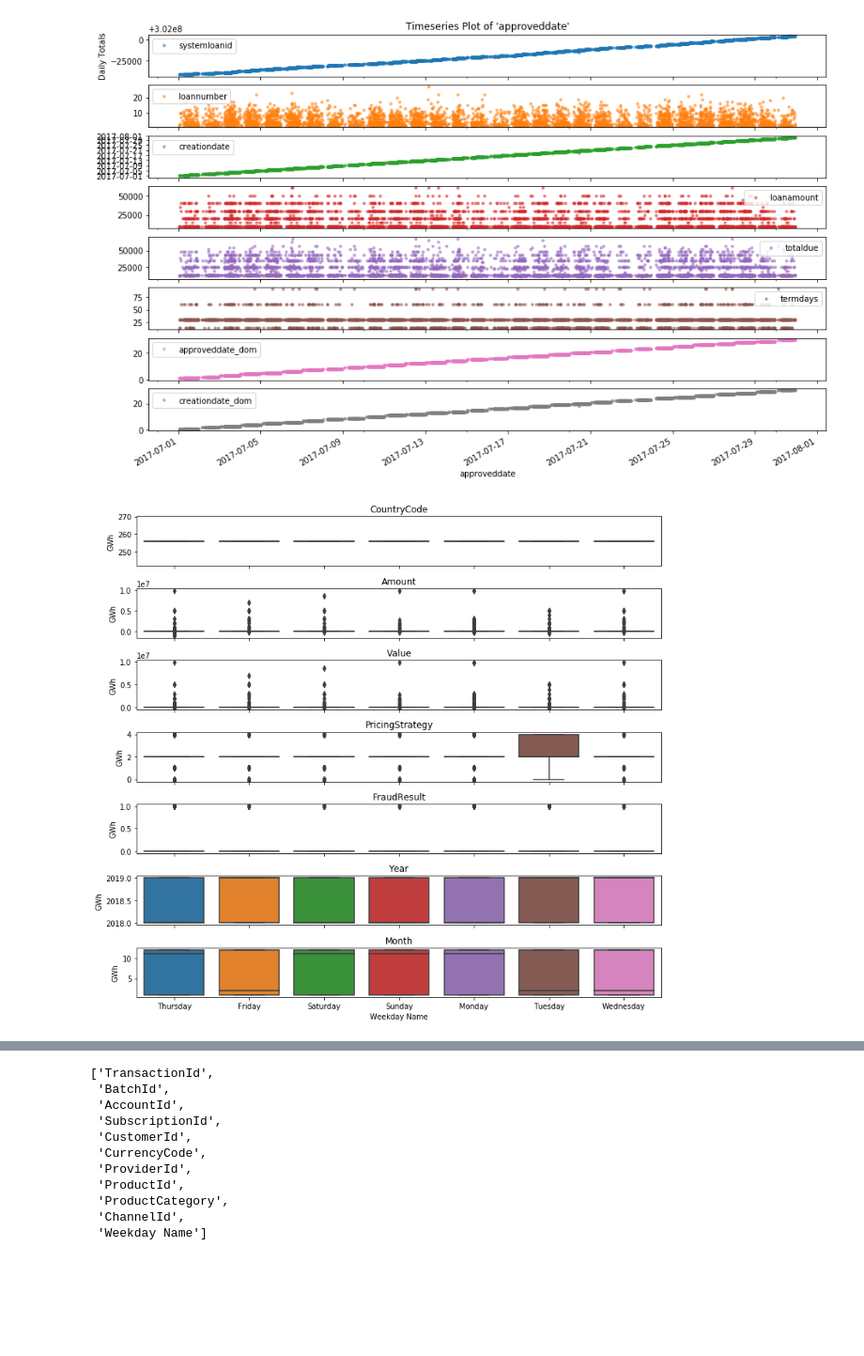
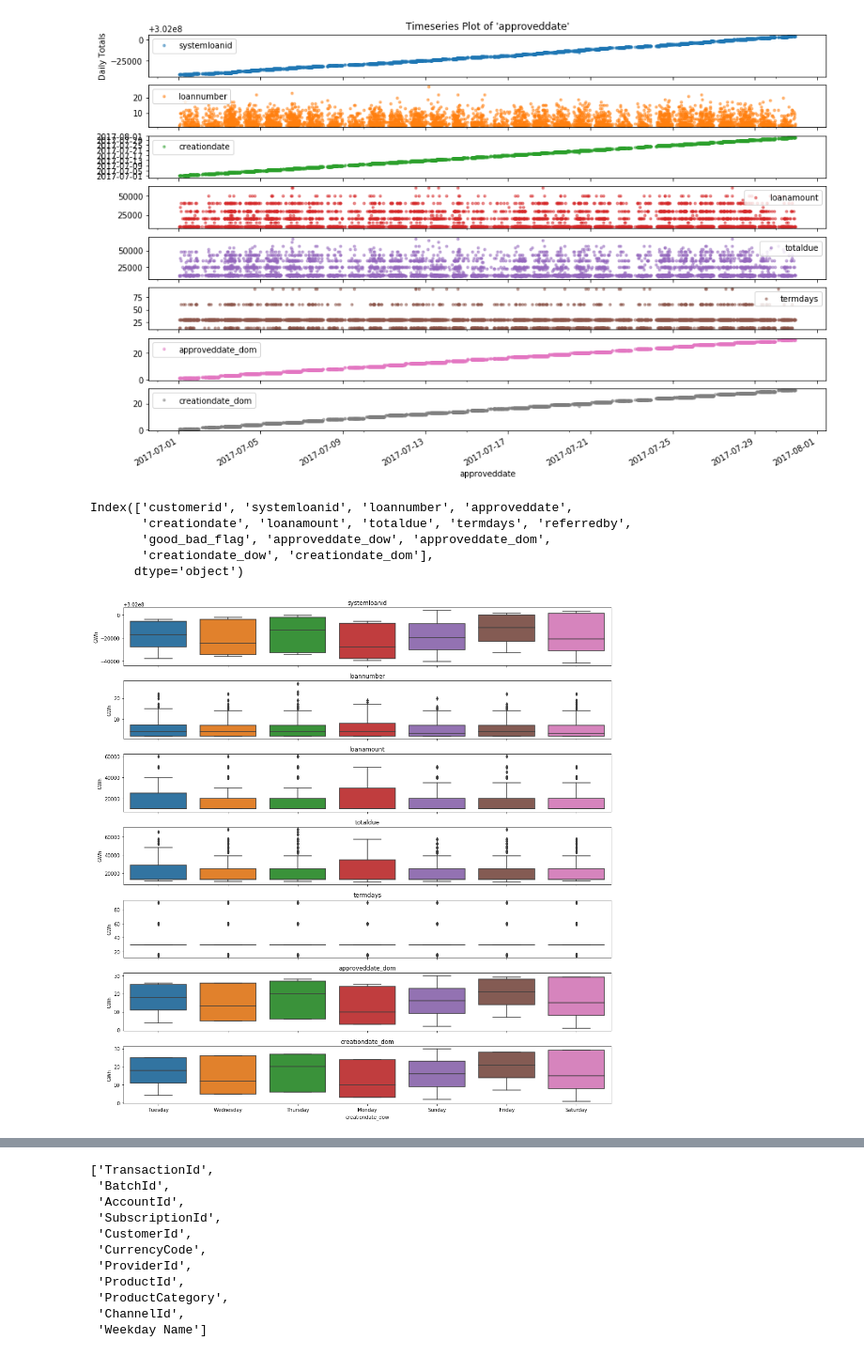
Before and after one commit to risenW/datasist, a Jupyter notebook: visualz/visualz/xente challenge.ipynb, the cells around one changed output, grey strips where cells are left out. Shown at 94% size. Cells and saved outputs as stored; diff of their text form; code cells hidden in the pictures; blank space fills up the shorter version.

```diff
--- a/visualz/visualz/xente challenge.ipynb
+++ b/visualz/visualz/xente challenge.ipynb
@@ -33,16 +35,33 @@ df.head()
 ts.num_to_time(df, time_col='approveddate')
 # %% [output]
 [figure]
+# %%
+df.columns
+# %% [output]
+Index(['customerid', 'systemloanid', 'loannumber', 'approveddate',
+       'creationdate', 'loanamount', 'totaldue', 'termdays', 'referredby',
+       'good_bad_flag', 'approveddate_dow', 'approveddate_dom',
+       'creationdate_dow', 'creationdate_dom'],
+      dtype='object')
+# %%
+f = dt.get_num_feats(df)
+feats = ['systemloanid',
+         'loannumber',
+         'loanamount',
+         'totaldue',
+         'termdays',
+         'approveddate_dom',
+         'creationdate_dom']
 # %%
-fig, axes = plt.subplots(len(dt.get_num_feats(train_data)), 1, figsize=(11, 10), sharex=True)
-for name, ax in zip(dt.get_num_feats(train_data), axes):
-    sns.boxplot(data=train_data, x='Weekday Name', y=name, ax=ax)
+fig, axes = plt.subplots(len(feats), 1, figsize=(15, 15), sharex=True)
+for name, ax in zip(feats, axes):
+    sns.boxplot(data=df, x='creationdate_dow', y=name, ax=ax)
     ax.set_ylabel('GWh')
     ax.set_title(name)
     plt.tight_layout()
 
     # Remove the automatic x-axis label from all but the bottom subplot
     if ax != axes[-1]:
         ax.set_xlabel('')
 # %% [output]
-[figure, old version]
+[figure, new version]
```
Also changed, not shown: parts of 2 cells of this notebook, 1 other file.
